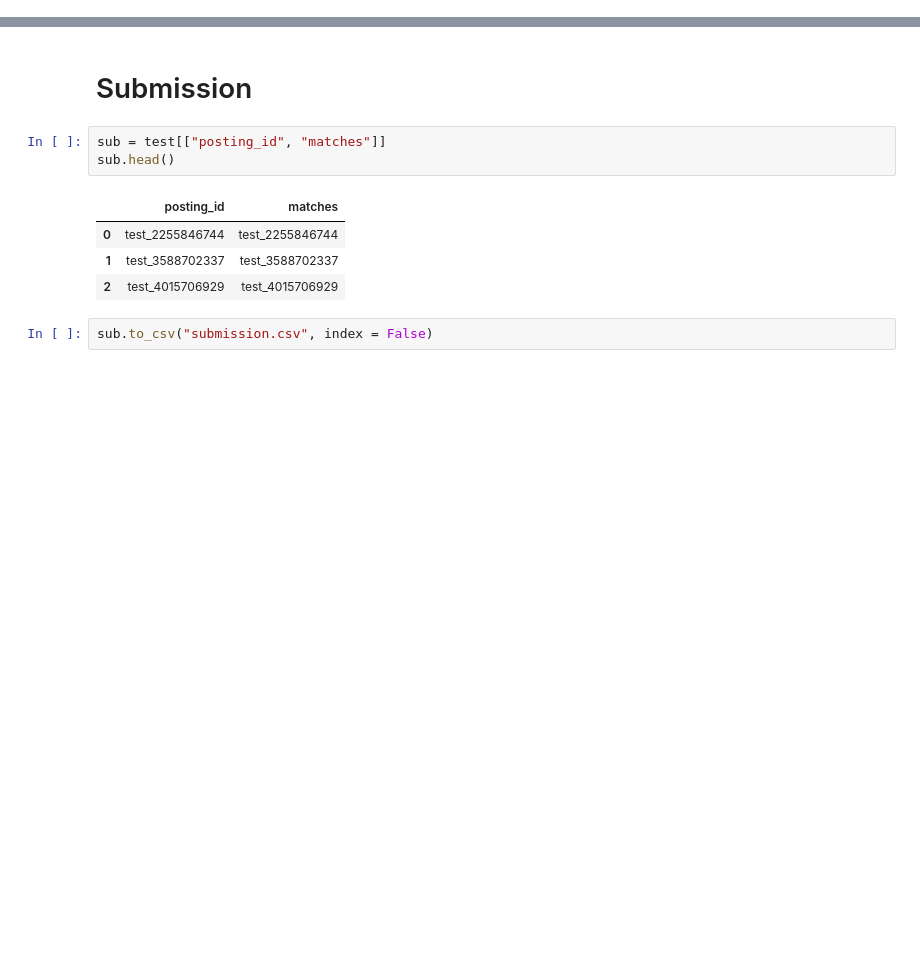
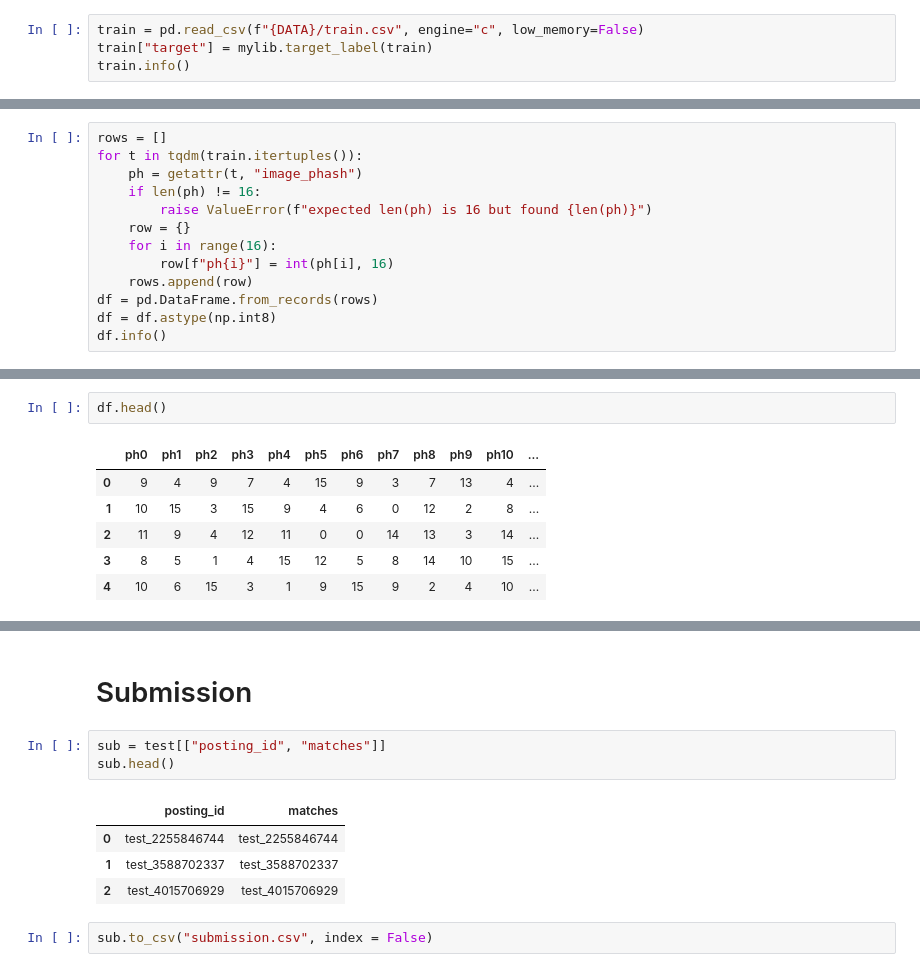
Before and after one commit to seahrh/kaggle-shopee-product-matching, a Jupyter notebook: shopee-product-matching.ipynb, the cells around one changed output, grey strips where cells are left out. Cells and saved outputs as stored; diff of their text form; blank space fills up the shorter version.

```diff
--- a/shopee-product-matching.ipynb
+++ b/shopee-product-matching.ipynb
@@ -31,2 +34,6 @@ sys.path.append(f'{RESOURCE_DIR}/src')
 import scml
 scml.seed_everything()
+# %%
+train = pd.read_csv(f"{DATA}/train.csv", engine="c", low_memory=False)
+train["target"] = mylib.target_label(train)
+train.info()
@@ -32,0 +63,13 @@ scml.seed_everything()
+# %%
+rows = []
+for t in tqdm(train.itertuples()):
+    ph = getattr(t, "image_phash")
+    if len(ph) != 16:
+        raise ValueError(f"expected len(ph) is 16 but found {len(ph)}")
+    row = {}
+    for i in range(16):
+        row[f"ph{i}"] = int(ph[i], 16)
+    rows.append(row)
+df = pd.DataFrame.from_records(rows)
+df = df.astype(np.int8)
+df.info()
@@ -32,0 +94,9 @@ scml.seed_everything()
+# %%
+df.head()
+# %% [output]
+|  | ph0 | ph1 | ph2 | ph3 | ph4 | ph5 | ph6 | ph7 | ph8 | ph9 | ph10 | ... |
+| 0 | 9 | 4 | 9 | 7 | 4 | 15 | 9 | 3 | 7 | 13 | 4 | ... |
+| 1 | 10 | 15 | 3 | 15 | 9 | 4 | 6 | 0 | 12 | 2 | 8 | ... |
+| 2 | 11 | 9 | 4 | 12 | 11 | 0 | 0 | 14 | 13 | 3 | 14 | ... |
+| 3 | 8 | 5 | 1 | 4 | 15 | 12 | 5 | 8 | 14 | 10 | 15 | ... |
+| 4 | 10 | 6 | 15 | 3 | 1 | 9 | 15 | 9 | 2 | 4 | 10 | ... |
```
Also changed, not shown: parts of 15 cells of this notebook, 3 other files.
